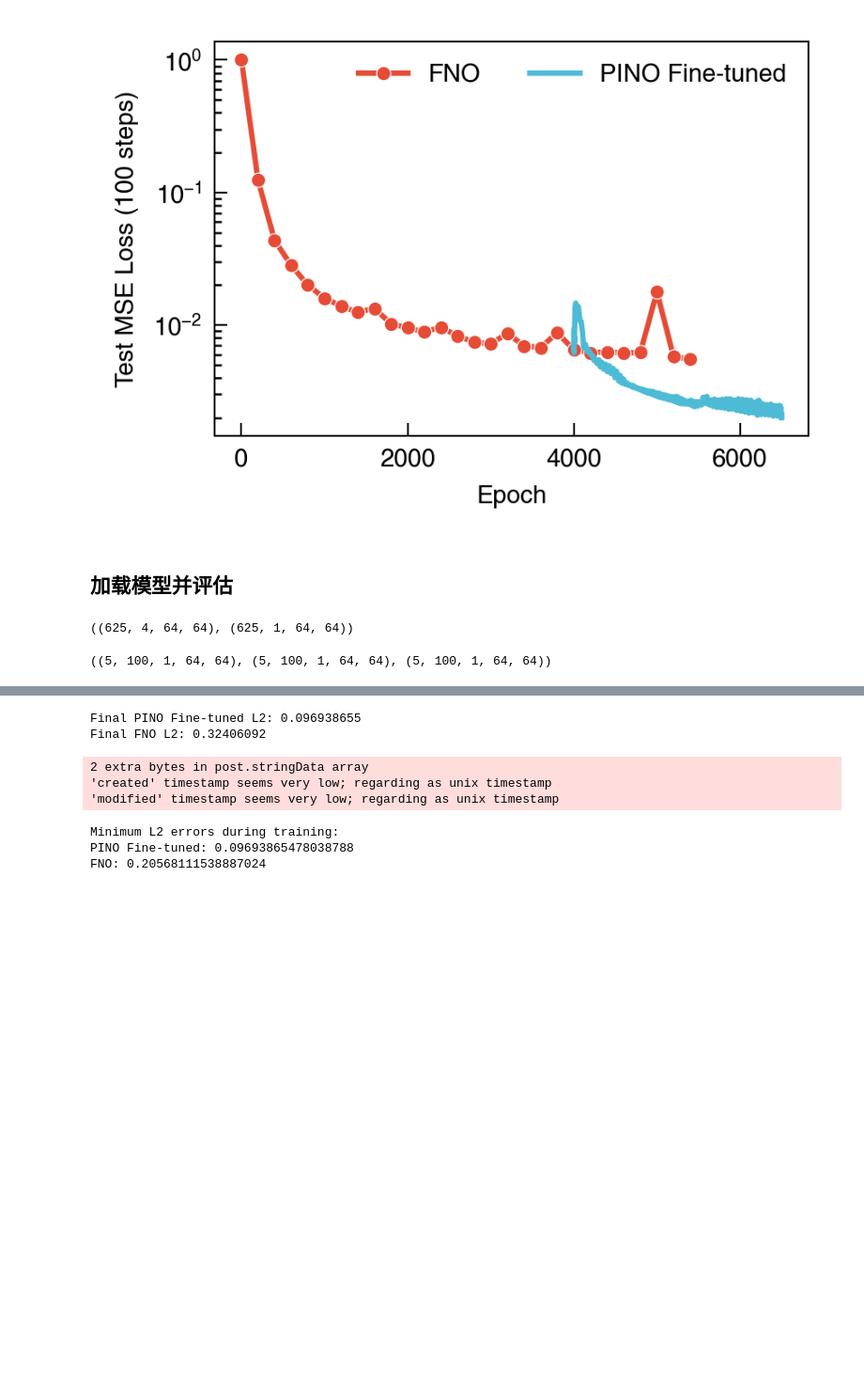
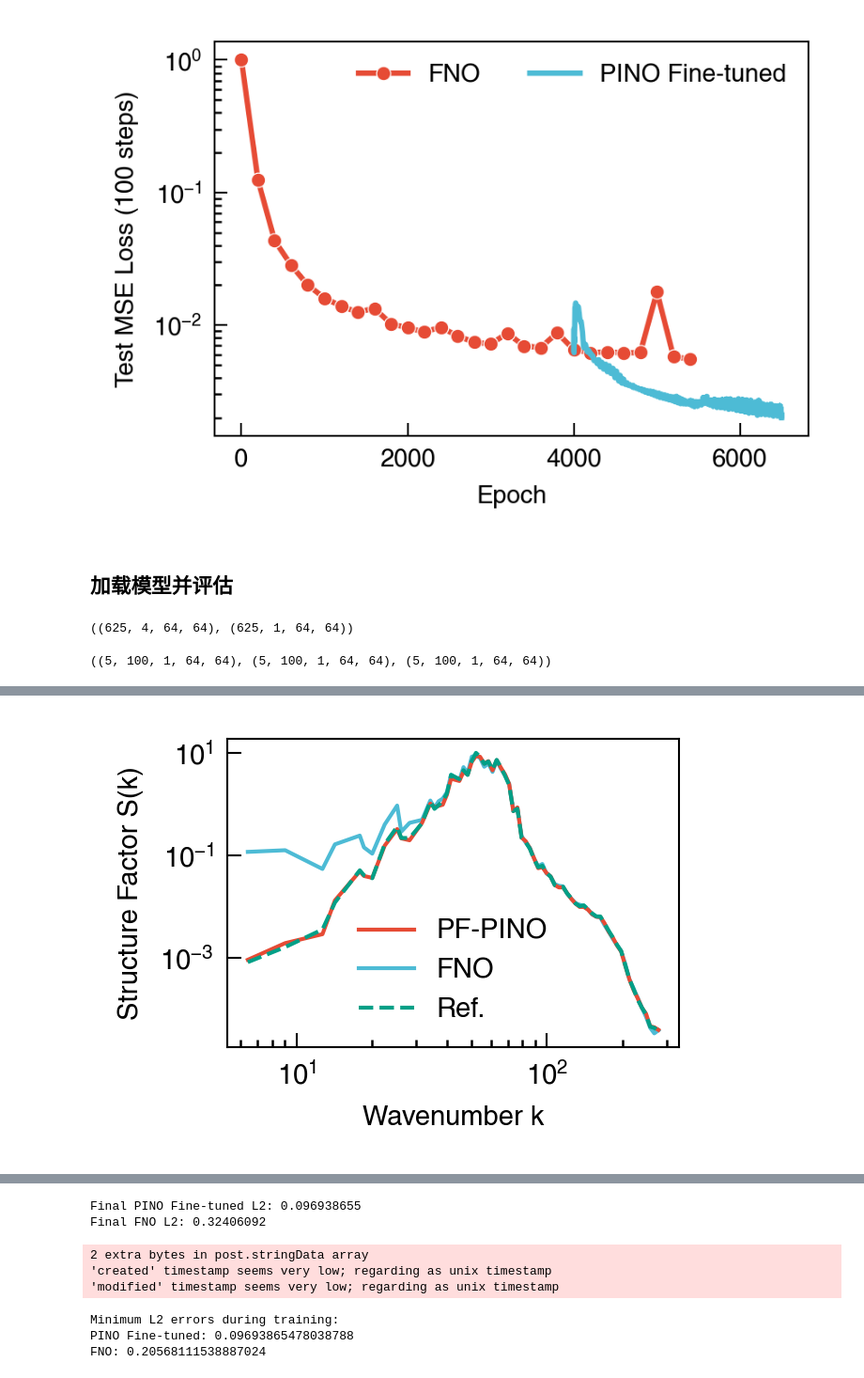
Before and after one commit to NanxiiChen/PF-PINO, a Jupyter notebook: spinodal_decomp/compare.ipynb, the cells around one changed output, grey strips where cells are left out. Shown at 94% size. Drawn from its saved outputs; the diff is of its cells as text; code cells hidden in the pictures; blank space fills up the shorter version.

```diff
--- a/spinodal_decomp/compare.ipynb
+++ b/spinodal_decomp/compare.ipynb
@@ -396,0 +389,4 @@ fig.savefig(os.path.join(save_fig_dir, "spinodal_decomposition_test_final_shape_
+# %%
+dx = float(meshesx[0,1] - meshesx[0,0])
+dy = float(meshesy[1,0] - meshesy[0,0])
+dx,
@@ -396,0 +395,84 @@ fig.savefig(os.path.join(save_fig_dir, "spinodal_decomposition_test_final_shape_
+# %%
+# 计算最终step的结构因子
+def ensemble_structure_factor(fields, dx=1.0, dy=None, nbins=80):
+    """计算一组场的平均结构因子
+
+    Args:
+        fields: jnp.ndarray, shape [samples, nx, ny]
+        dx: float, 网格在x方向的间距
+        dy: float, 网格在y方向的间距
+        nbins: int, 计算径向平均时的bins数量
+
+    Returns:
+        k_centers: jnp.ndarray, shape [nbins], 波数中心值
+        S_mean: jnp.ndarray, shape [nbins], 平均结构因子
+    """
+
+    def radial_average_psd(field, dx=1.0, dy=None, nbins=80):
+        """计算单个场的径向平均功率谱密度
+
+        Args:
+            field: jnp.ndarray, shape [nx, ny]
+            dx: float, 网格在x方向的间距
+            dy: float, 网格在y方向的间距
+            nbins: int, 计算径向平均时的bins数量
+
+        Returns:
+            k_centers: jnp.ndarray, shape [nbins], 波数中心值
+            S_mean: jnp.ndarray, shape [nbins], 径向平均功率谱密度
+        """
+        nx, ny = field.shape
+        fx = jnp.fft.fftfreq(nx, d=dx)
+        fy = jnp.fft.fftfreq(ny, d=dy)
+        kx = jnp.fft.fftshift(fx) * 2 * jnp.pi
+        ky = jnp.fft.fftshift(fy) * 2 * jnp.pi
+        KX, KY = jnp.meshgrid(kx, ky, indexing='ij')
+        K = jnp.sqrt(KX**2 + KY**2)
+
+        F_field = jnp.fft.fft2(field)
+        F_field_shifted = jnp.fft.fftshift(F_field)
+        PSD = jnp.abs(F_field_shifted)**2 / (nx * ny)
+
+        k_flat = K.ravel()
+        psd_flat = PSD.ravel()
+
+        # 使用对数间距划分
+        k_min = k_flat[k_flat > 0].min()
+        k_max = k_flat.max()
+        k_bins = jnp.logspace(jnp.log10(k_min), jnp.log10(k_max), nbins + 1)
+
+        # 使用 histogram 计算每个 bin 的总能量和点数
+        hist_sum, _ = jnp.histogram(k_flat, bins=k_bins, weights=psd_flat)
+        hist_counts, _ = jnp.histogram(k_flat, bins=k_bins)
+
+        # 计算平均值，避免除以 0
+        S_mean = jnp.where(hist_counts > 0, hist_sum / hist_counts, 0.0)
+        k_centers = jnp.sqrt(k_bins[:-1] * k_bins[1:]) # 对数中点
+
+        # 过滤掉 S_mean 为 0 的点
+        mask = S_mean > 0
+        return k_centers[mask], S_mean[mask]
+
+    S_ensemble = []
+    for i in range(fields.shape[0]):
+        _, S = radial_average_psd(fields[i], dx=dx, dy=dy, nbins=nbins)
+        S_ensemble.append(S)
+    S_ensemble = jnp.stack(S_ensemble, axis=0)
+    S_mean = jnp.mean(S_ensemble, axis=0)
+    k_centers, _ = radial_average_psd(fields[0], dx=dx, dy=dy, nbins=nbins)
+    return k_centers, S_mean
+
+k, S_gt = ensemble_structure_factor(y_test[:, -1, 0, :, :], dx=dx, dy=dy, nbins=100)
+_, S_pino = ensemble_structure_factor(u_preds[:, -1, 0, :, :], dx=dx, dy=dy, nbins=100)
+_, S_fno = ensemble_structure_factor(u_preds_fno[:, -1, 0, :, :], dx=dx, dy=dy, nbins=100)
+fig, ax = plt.subplots(1,1, figsize=(2.2,1.6))
+
+ax.loglog(k, S_pino, label='PF-PINO', lw=1)
+ax.loglog(k, S_fno, label='FNO', lw=1, zorder=-1)
+ax.loglog(k, S_gt, label='Ref.', lw=1, ls='--')
+ax.legend()
+ax.set_xlabel('Wavenumber k')
+ax.set_ylabel("Structure Factor S(k)")
+fig.tight_layout()
+fig.savefig(os.path.join(save_fig_dir, "spinodal_decomposition_structure_factor_comparison.pdf"), dpi=300, bbox_inches='tight', pad_inches=0.0)
+# %% [output]
@@ -397,3 +482,4 @@ fig.savefig(os.path.join(save_fig_dir, "spinodal_decomposition_test_final_shape_
+[figure, added]
 # %%
 
 step_wise_l2_pino = jnp.linalg.norm(y_test - u_preds, axis=(-1,-2)) / jnp.linalg.norm(y_test, axis=(-1,-2))
```
Also changed, not shown: parts of 12 cells of this notebook, 4 other files.
